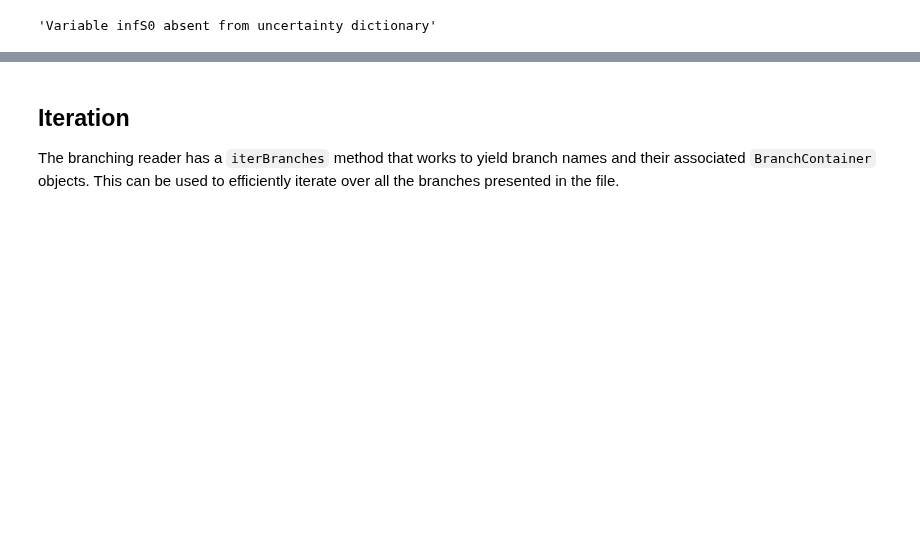
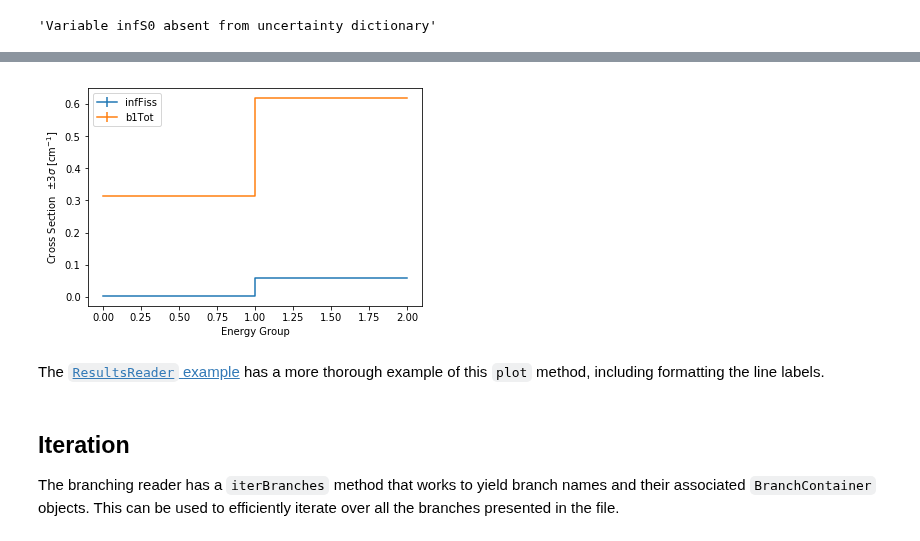
Before and after one commit to CORE-GATECH-GROUP/serpent-tools, a Jupyter notebook: examples/Branching.ipynb, the cells around one changed output, grey strips where cells are left out. Cells and saved outputs as stored; diff of their text form; code cells hidden in the pictures; blank space fills up the shorter version.

```diff
--- a/examples/Branching.ipynb
+++ b/examples/Branching.ipynb
@@ -176,3 +186,9 @@ except KeyError as ke:  # no uncertainties here
+# %%
+univ0.plot(['infFiss', 'b1Tot'], loglog=False, xlabel="Energy Group");
+# %% [output]
+[figure, added]
+# %% [markdown]
+The [`ResultsReader` example](http://serpent-tools.readthedocs.io/en/latest/examples/ResultsReader.html#plotting-universes) has a more thorough example of this `plot` method, including formatting the line labels.
 # %% [markdown]
 ## Iteration
 The branching reader has a `iterBranches` method that works to yield branch names and their associated `BranchContainer` objects. This can be used to efficiently iterate over all the branches presented in the file.
```
Also changed, not shown: parts of 12 cells of this notebook, 15 other files.
